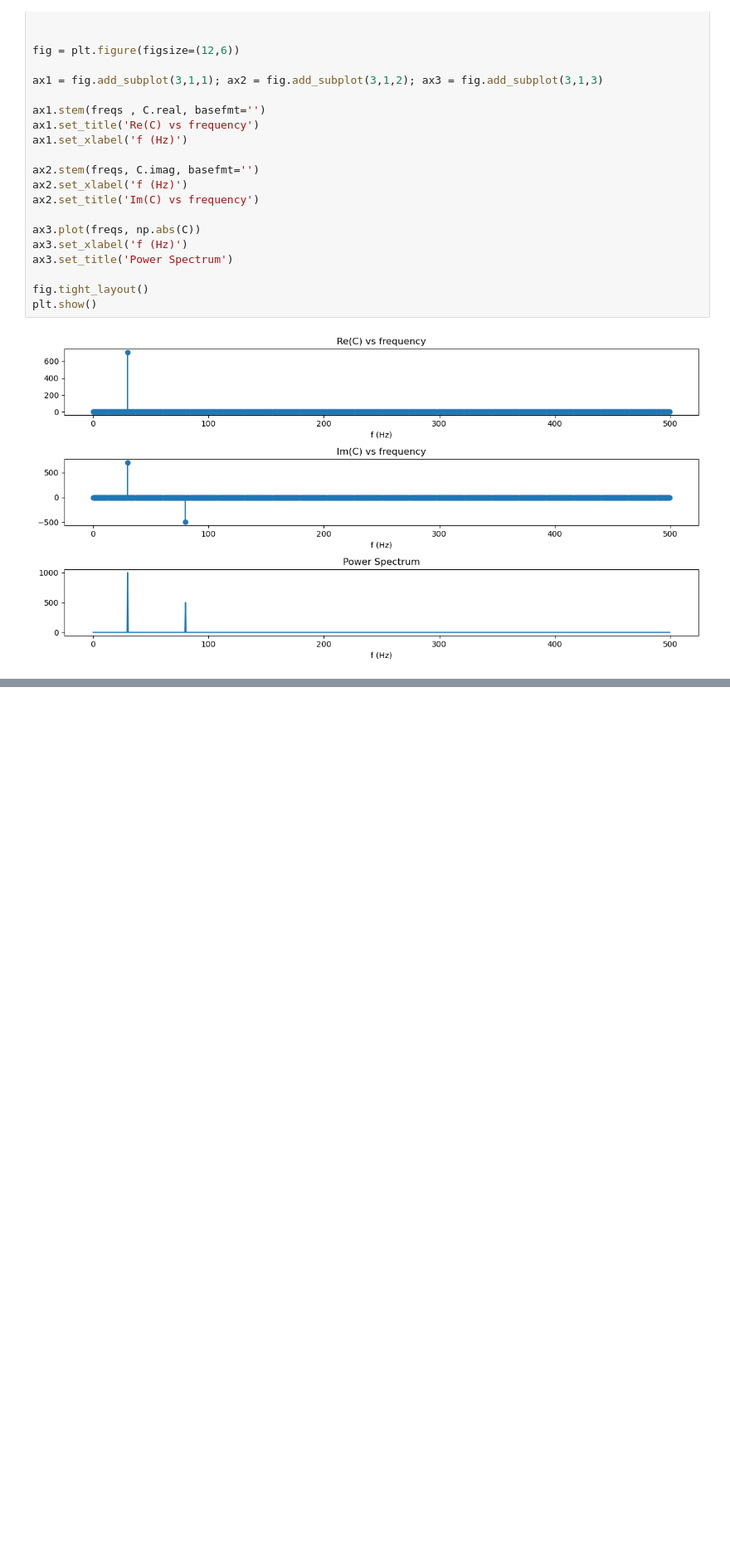
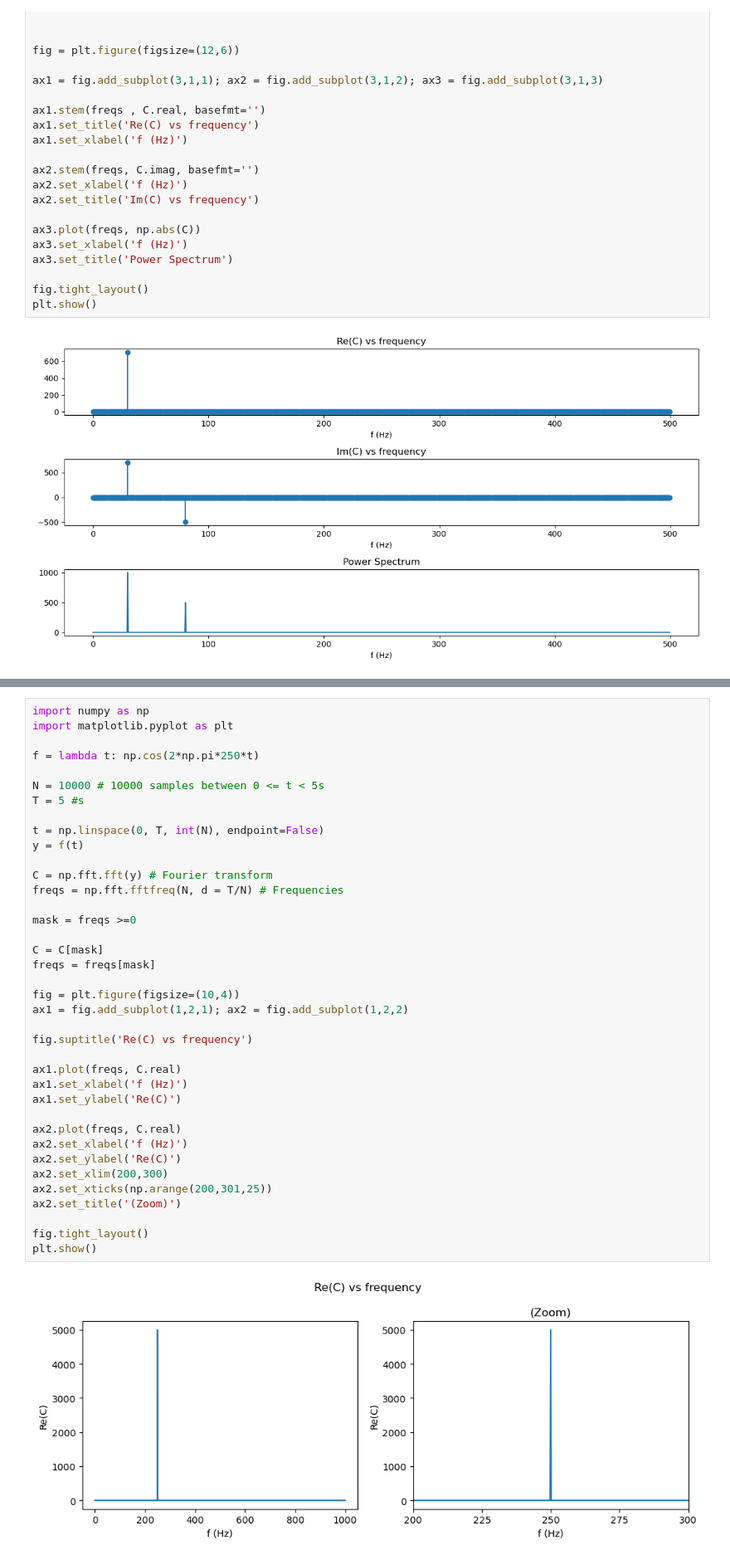
Before and after one commit to AlejandroRG03/computacion_master, a Jupyter notebook: USC-FCA-main/Fourier.ipynb, the cells around one changed output, grey strips where cells are left out. Shown: that part at 83% size. Cells and saved outputs as stored; diff of their text form; blank space fills up the shorter version.

```diff
--- a/USC-FCA-main/Fourier.ipynb
+++ b/USC-FCA-main/Fourier.ipynb
@@ -761,0 +840,40 @@ From the measured frequency, determine which note it is.
+# %%
+import numpy as np
+import matplotlib.pyplot as plt
+
+f = lambda t: np.cos(2*np.pi*250*t)
+
+N = 10000 # 10000 samples between 0 <= t < 5s
+T = 5 #s
+
+t = np.linspace(0, T, int(N), endpoint=False)
+y = f(t)
+
+C = np.fft.fft(y) # Fourier transform
+freqs = np.fft.fftfreq(N, d = T/N) # Frequencies
+
+mask = freqs >=0
+
+C = C[mask]
+freqs = freqs[mask]
+
+fig = plt.figure(figsize=(10,4))
+ax1 = fig.add_subplot(1,2,1); ax2 = fig.add_subplot(1,2,2)
+
+fig.suptitle('Re(C) vs frequency')
+
+ax1.plot(freqs, C.real)
+ax1.set_xlabel('f (Hz)')
+ax1.set_ylabel('Re(C)')
+
+ax2.plot(freqs, C.real)
+ax2.set_xlabel('f (Hz)')
+ax2.set_ylabel('Re(C)')
+ax2.set_xlim(200,300)
+ax2.set_xticks(np.arange(200,301,25))
+ax2.set_title('(Zoom)')
+
+fig.tight_layout()
+plt.show()
+# %% [output]
+[figure, added]
```
Also changed, not shown: parts of 11 cells of this notebook, 2 other files.
